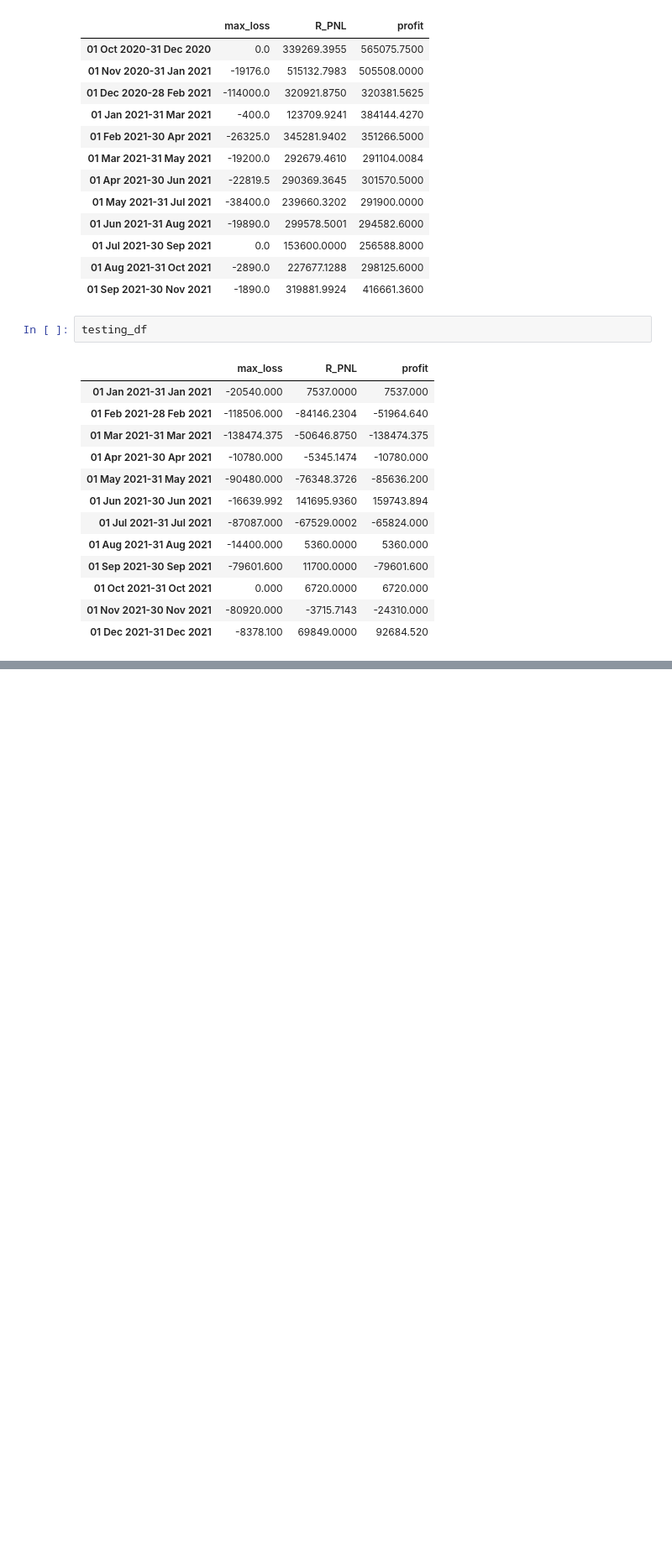
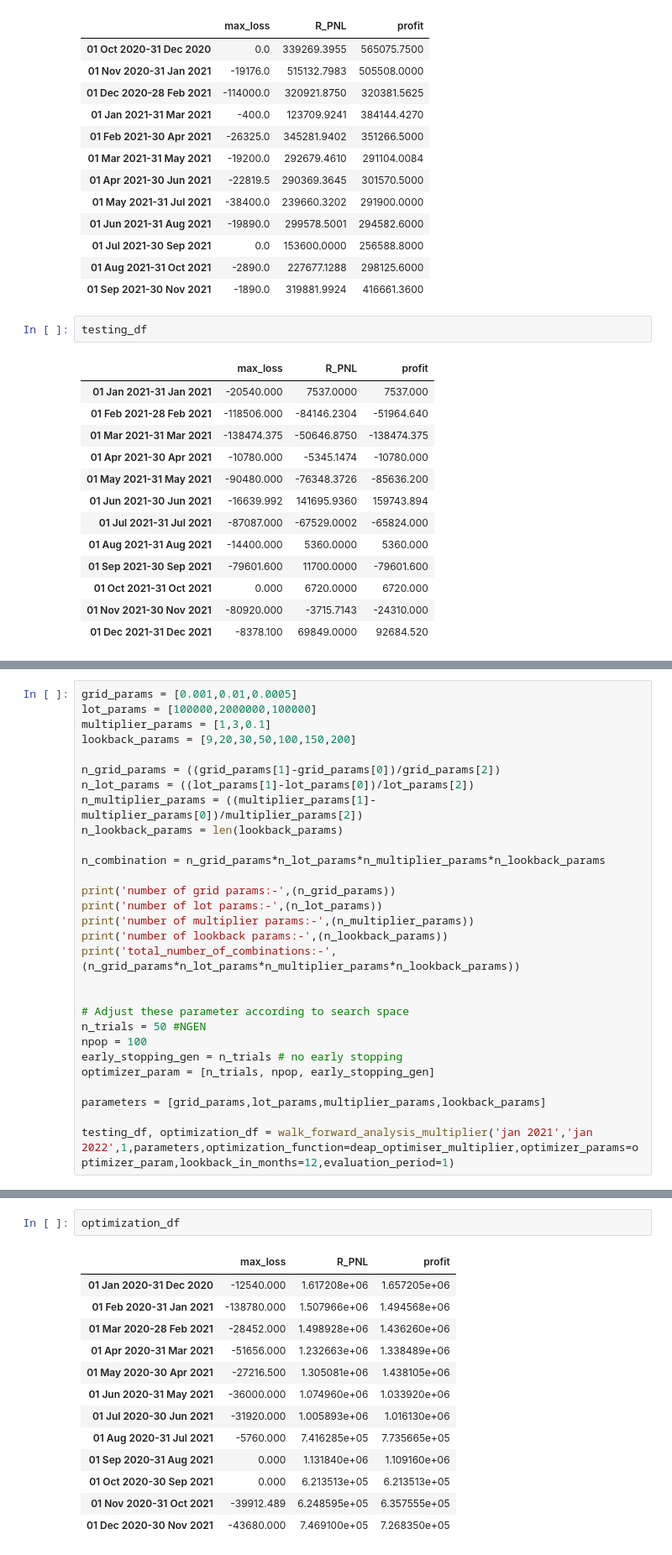
Before and after one commit to SamanvayMS/bp-Trading, a Jupyter notebook: Genetic_Algo_using_Deap_revise.ipynb, the cells around one changed output, grey strips where cells are left out. Shown at 84% size. Drawn from its saved outputs; the diff is of its cells as text; blank space fills up the shorter version.

```diff
--- a/Genetic_Algo_using_Deap_revise.ipynb
+++ b/Genetic_Algo_using_Deap_revise.ipynb
@@ -820,0 +1117,29 @@ testing_df
+# %%
+grid_params = [0.001,0.01,0.0005]
+lot_params = [100000,2000000,100000]
+multiplier_params = [1,3,0.1]
+lookback_params = [9,20,30,50,100,150,200]
+
+n_grid_params = ((grid_params[1]-grid_params[0])/grid_params[2])
+n_lot_params = ((lot_params[1]-lot_params[0])/lot_params[2])
+n_multiplier_params = ((multiplier_params[1]-multiplier_params[0])/multiplier_params[2])
+n_lookback_params = len(lookback_params)
+
+n_combination = n_grid_params*n_lot_params*n_multiplier_params*n_lookback_params
+
+print('number of grid params:-',(n_grid_params))
+print('number of lot params:-',(n_lot_params))
+print('number of multiplier params:-',(n_multiplier_params))
+print('number of lookback params:-',(n_lookback_params))
+print('total_number_of_combinations:-',(n_grid_params*n_lot_params*n_multiplier_params*n_lookback_params))
+
+
+# Adjust these parameter according to search space
+n_trials = 50 #NGEN
+npop = 100
+early_stopping_gen = n_trials # no early stopping
+optimizer_param = [n_trials, npop, early_stopping_gen]
+
+parameters = [grid_params,lot_params,multiplier_params,lookback_params]
+
+testing_df, optimization_df = walk_forward_analysis_multiplier('jan 2021','jan 2022',1,parameters,optimization_function=deap_optimiser_multiplier,optimizer_params=optimizer_param,lookback_in_months=12,evaluation_period=1)
@@ -820,0 +1164,16 @@ testing_df
+# %%
+optimization_df
+# %% [output]
+|  | max_loss | R_PNL | profit |
+| 01 Jan 2020-31 Dec 2020 | -12540.000 | 1.617208e+06 | 1.657205e+06 |
+| 01 Feb 2020-31 Jan 2021 | -138780.000 | 1.507966e+06 | 1.494568e+06 |
+| 01 Mar 2020-28 Feb 2021 | -28452.000 | 1.498928e+06 | 1.436260e+06 |
+| 01 Apr 2020-31 Mar 2021 | -51656.000 | 1.232663e+06 | 1.338489e+06 |
+| 01 May 2020-30 Apr 2021 | -27216.500 | 1.305081e+06 | 1.438105e+06 |
+| 01 Jun 2020-31 May 2021 | -36000.000 | 1.074960e+06 | 1.033920e+06 |
+| 01 Jul 2020-30 Jun 2021 | -31920.000 | 1.005893e+06 | 1.016130e+06 |
+| 01 Aug 2020-31 Jul 2021 | -5760.000 | 7.416285e+05 | 7.735665e+05 |
+| 01 Sep 2020-31 Aug 2021 | 0.000 | 1.131840e+06 | 1.109160e+06 |
+| 01 Oct 2020-30 Sep 2021 | 0.000 | 6.213513e+05 | 6.213513e+05 |
+| 01 Nov 2020-31 Oct 2021 | -39912.489 | 6.248595e+05 | 6.357555e+05 |
+| 01 Dec 2020-30 Nov 2021 | -43680.000 | 7.469100e+05 | 7.268350e+05 |
```
Also changed, not shown: parts of 19 cells of this notebook.
